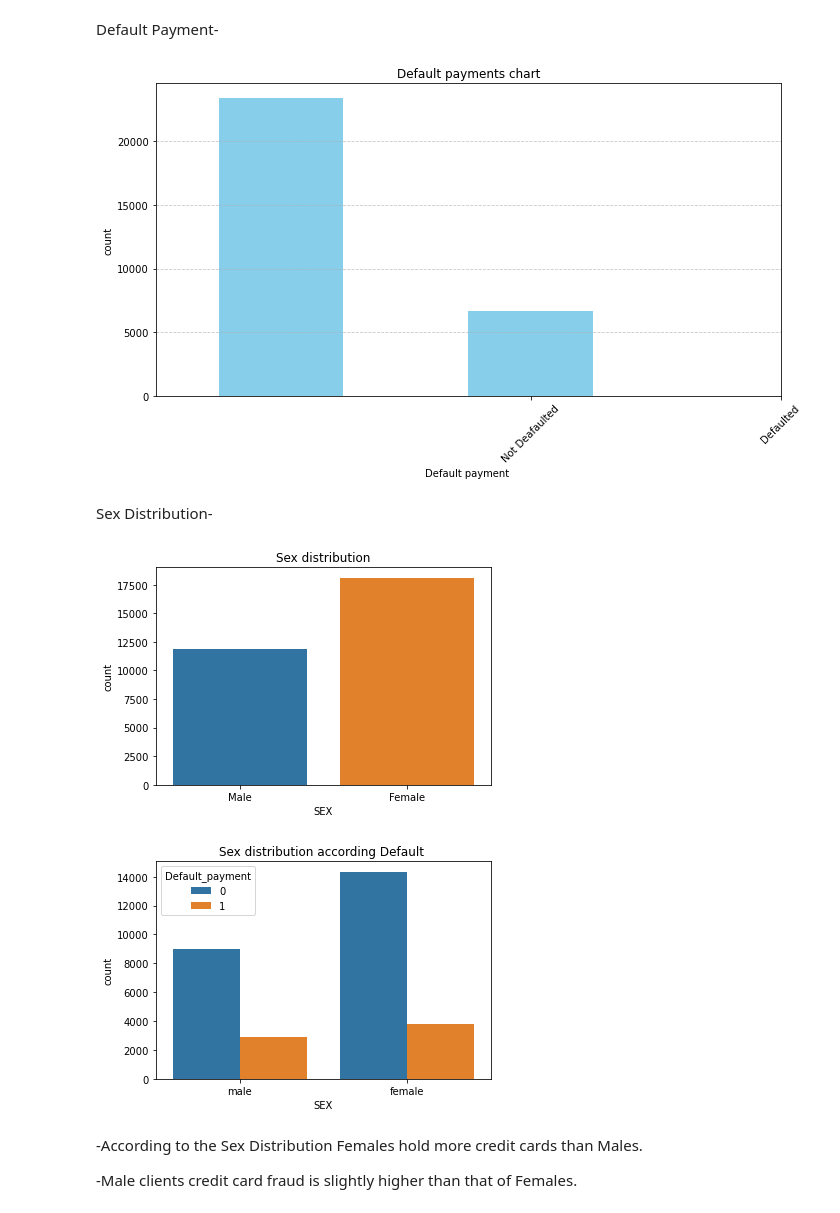
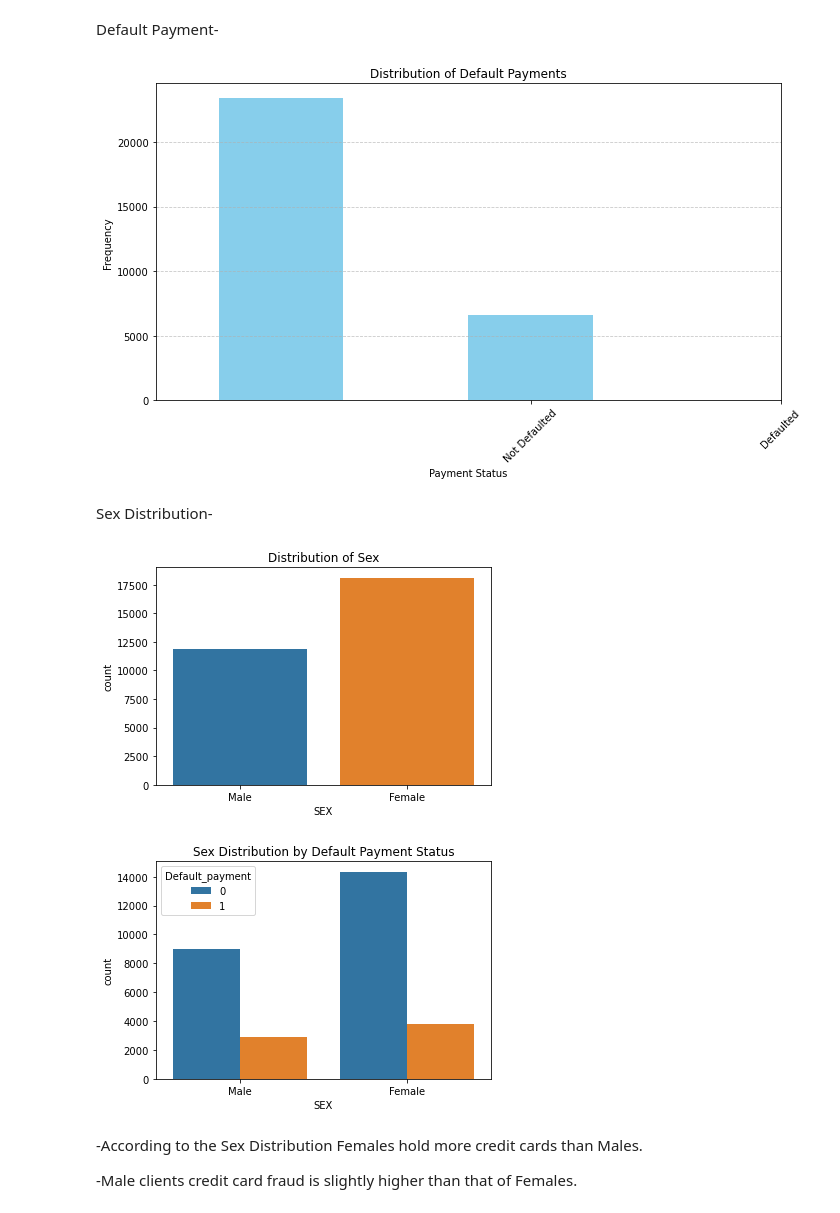
Before and after one commit to Meghana0804/Credit-Card-Default-Prediction, a Jupyter notebook: Default of Credit Card Clients Dataset.ipynb, the cells around one changed output. Drawn from its saved outputs; the diff is of its cells as text; code cells hidden in the pictures.

```diff
--- a/Default of Credit Card Clients Dataset.ipynb
+++ b/Default of Credit Card Clients Dataset.ipynb
@@ -9,7 +8,7 @@ import seaborn as sns
 # %% [markdown]
 # Read the data
 # %%
-df=pd.read_csv(r"C:\Users\megha\University of verona\Programming\UCI_Credit_Card.csv")
+data=pd.read_csv(r"C:\Users\megha\University of verona\Programming\UCI_Credit_Card.csv")
 # %% [markdown]
 # Data Preprocessing
 # %%
@@ -95,4 +94,4 @@ Drop ID and rename "default.payment.next.month" as Default_payment
 # %%
-df.drop(["ID"], axis=1, inplace= True)
-df.rename(columns={"default.payment.next.month": "Default_payment"}, inplace=True)
+data.drop(["ID"], axis=1, inplace= True)
+data.rename(columns={"default.payment.next.month": "Default_payment"}, inplace=True)
 # %%
@@ -109,8 +108,8 @@ EDUCATION FEATURE:
 EDUCATION: (1=graduate school, 2=university, 3=high school, 4=others, 5=unknown, 6=unknown)
 category 4,5,6 and 0 can Group into class 4
 # %%
-df['EDUCATION'].replace({0:4,5:4,6:4}, inplace=True)
-df.EDUCATION.value_counts()
+data['EDUCATION'].replace({0:4,5:4,6:4}, inplace=True)
+data.EDUCATION.value_counts()
 # %% [output]
 2    14030
 1    10585
@@ -132,41 +131,44 @@ We'll group categories 1 into category 3
 # %% [markdown]
 Default Payment-
 # %%
-import pandas as pd
-import matplotlib.pyplot as plt
+# Suppose we have a DataFrame named 'data' with a target column 'Default_payment'
 
-# Assuming you have a DataFrame df with a target variable column named 'target'
+# 1. Calculate the frequency of each class in the target variable
+default_payment_counts = data['Default_payment'].value_counts()
 
-# Step 2: Get value counts of the target variable
-target_value_counts = df['Default_payment'].value_counts()
-
-# Step 3: Plot the graph
+# 2. Visualize the distribution as a bar chart
 plt.figure(figsize=(10, 6))
-target_value_counts.plot(kind='bar', color='skyblue')
-plt.title('Default payments chart')
-plt.xlabel('Default payment ')
-plt.ylabel('count')
-plt.xticks([1,2], labels=["Not Deafaulted", "Defaulted"], rotation=45)  # Rotate x-axis labels for better visibility if needed
+default_payment_counts.plot(kind='bar', color='skyblue')
+plt.title('Distribution of Default Payments')
+plt.xlabel('Payment Status')
+plt.ylabel('Frequency')
+plt.xticks([1, 2], labels=["Not Defaulted", "Defaulted"], rotation=45)  # Rotate x-axis labels for improved readability if needed
 plt.grid(axis='y', linestyle='--', alpha=0.7)
 plt.tight_layout()
 plt.show()
 # %% [output]
-[figure, old version]
+[figure, new version]
 # %% [markdown]
 Sex Distribution-
 # %%
-ax=sns.countplot(x= df['SEX'])
-plt.xticks([0,1], labels=["Male", "Female"])
-plt.title("Sex distribution")
+# supposing'data' is the DataFrame with the column 'SEX' and 'Default_payment'
+
+# Step 1: Plot the distribution of the 'SEX' variable
+fig, ax = plt.subplots()
+sns.countplot(x=data['SEX'], ax=ax)
+plt.xticks([0, 1], labels=["Male", "Female"])
+plt.title("Distribution of Sex")
 plt.show()
 
-ax=sns.countplot(data=df, x="SEX", hue="Default_payment")
-plt.xticks([0,1], labels=["male", "female"])
-plt.title("Sex distribution according Default ")
+# Step 2: Plot the distribution of 'SEX' variable with respect to 'Default_payment'
+fig, ax = plt.subplots()
+sns.countplot(data=data, x="SEX", hue="Default_payment", ax=ax)
+plt.xticks([0, 1], labels=["Male", "Female"])
+plt.title("Sex Distribution by Default Payment Status")
 plt.show()
 # %% [output]
-[figure, old version]
+[figure, new version]
-[figure, old version]
+[figure, new version]
 # %% [markdown]
 -According to the Sex Distribution Females hold more credit cards than Males.
 
```
Also changed, not shown: parts of 40 cells of this notebook.
